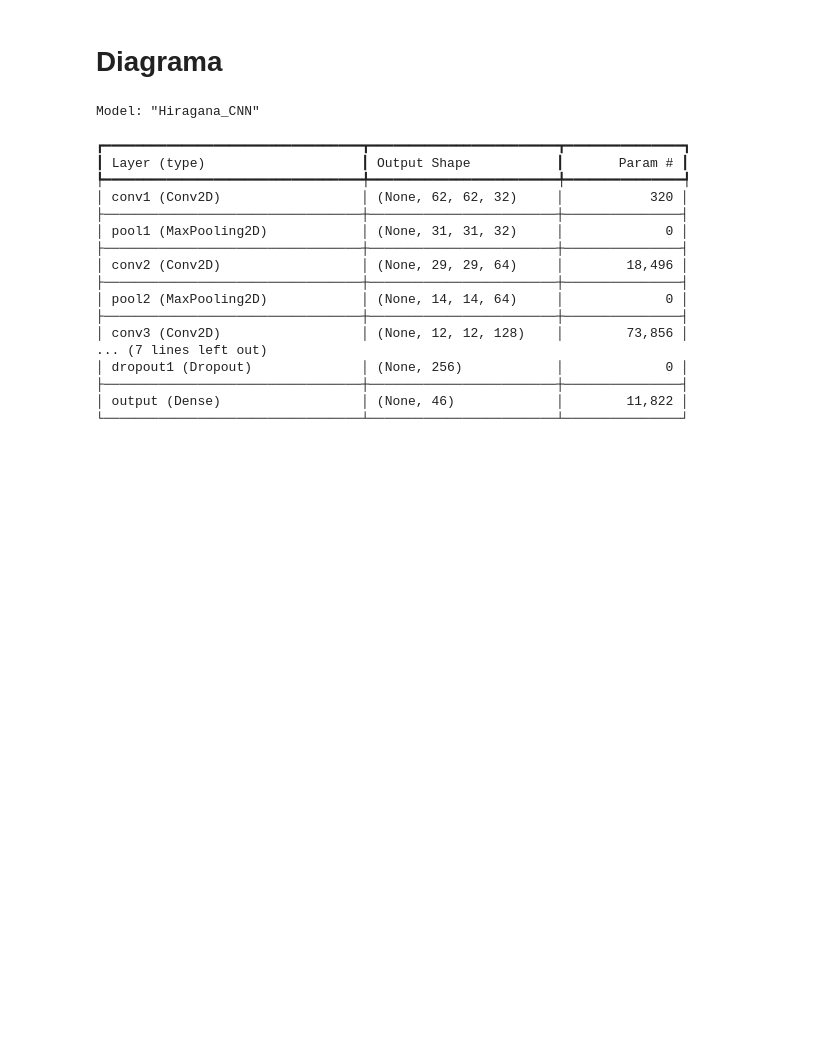
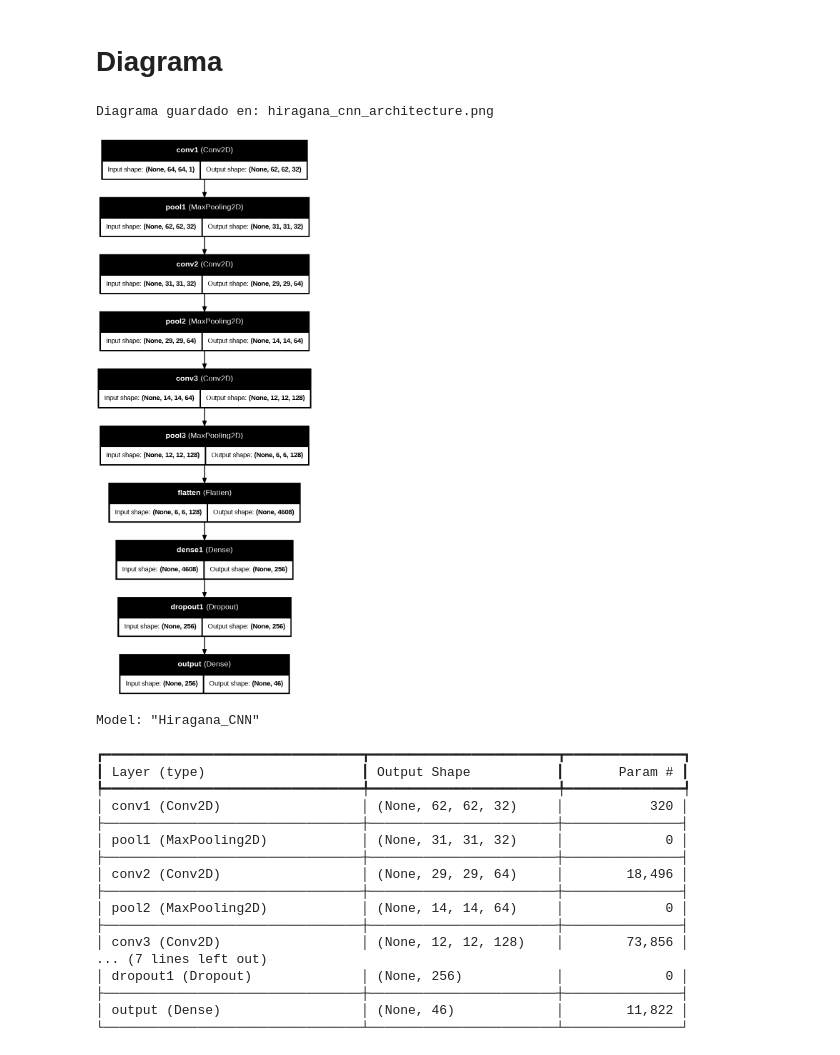
Before and after one commit to eunicean/Proyecto-DeepLearning, a Jupyter notebook: CNN/HIRAGANA_CNN.ipynb, the cells around one changed output. Cells and saved outputs as stored; diff of their text form; code cells hidden in the pictures; blank space fills up the shorter version.

```diff
--- a/CNN/HIRAGANA_CNN.ipynb
+++ b/CNN/HIRAGANA_CNN.ipynb
@@ -639,18 +639,25 @@ Capa Output: 46 neuronas (softmax) - Una por cada carácter hiragana
 # %%
 from tensorflow.keras.utils import plot_model
 
+# Generar diagrama
 plot_model(
     model,
-    to_file='hiragana_cnn_horizontal.png',
+    to_file='hiragana_cnn_architecture.png',
     show_shapes=True,
     show_layer_names=True,
-    rankdir='LR',  # Left to Right (horizontal)
+    rankdir='TB',
     expand_nested=False,
-    dpi=150  # Mayor resolución
+    dpi=96
 )
 
+print("Diagrama guardado en: hiragana_cnn_architecture.png")
+
+# Mostrar en el notebook
 from IPython.display import Image as IPImage
-IPImage('hiragana_cnn_horizontal.png')
+IPImage('hiragana_cnn_architecture.png')
+# %% [output]
+Diagrama guardado en: hiragana_cnn_architecture.png
+[figure, added]
 # %%
 model.summary()
 
```
Also changed, not shown: parts of 25 cells of this notebook.
